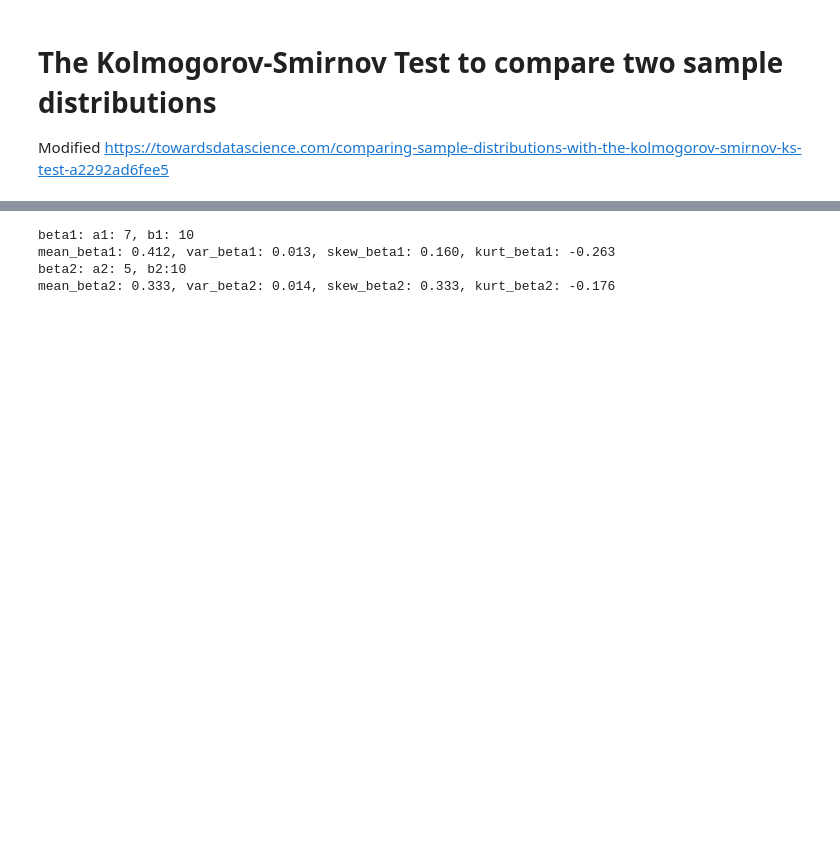
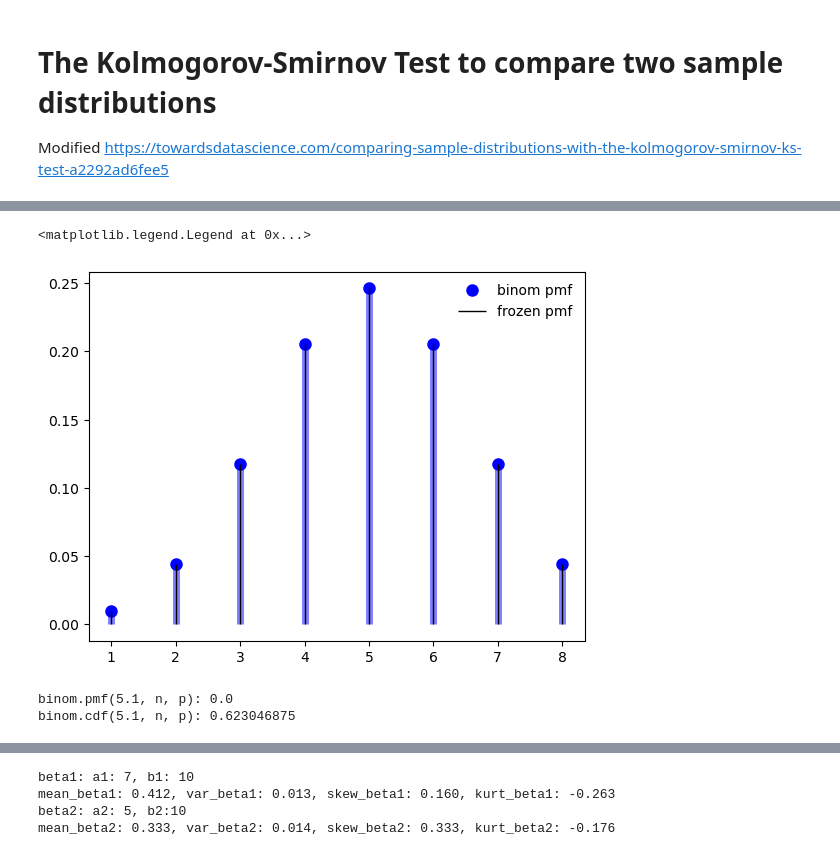
Before and after one commit to zatserkl/KolmogorovSmirnov, a Jupyter notebook: Kolmogorov-Smirnov.ipynb, the cells around one changed output, grey strips where cells are left out. Drawn from its saved outputs; the diff is of its cells as text; code cells hidden in the pictures; blank space fills up the shorter version.

```diff
--- a/Kolmogorov-Smirnov.ipynb
+++ b/Kolmogorov-Smirnov.ipynb
@@ -15,0 +421,34 @@ import matplotlib.pyplot as plt
+# %%
+# In fact, I am interested in binomial distribution
+
+# https://docs.scipy.org/doc/scipy/reference/generated/scipy.stats.binom.html#scipy.stats.binom
+
+import numpy as np
+from scipy.stats import binom
+import matplotlib.pyplot as plt
+fig, ax = plt.subplots(1, 1)
+
+n, p = 5, 0.4
+n, p = 10, 0.5
+mean, var, skew, kurt = binom.stats(n, p, moments='mvsk')
+
+x = np.arange(binom.ppf(0.01, n, p),
+              binom.ppf(0.99, n, p))
+ax.plot(x, binom.pmf(x, n, p), 'bo', ms=8, label='binom pmf')
+ax.vlines(x, 0, binom.pmf(x, n, p), colors='b', lw=5, alpha=0.5)
+
+rv = binom(n, p)  # "freeze" the distribution: fix parameters n and p
+
+ax.vlines(x, 0, rv.pmf(x), colors='k', linestyles='-', lw=1,
+        label='frozen pmf')
+ax.legend(loc='best', frameon=False)
+# plt.show()
+# %% [output]
+<matplotlib.legend.Legend at 0x...>
+[figure, added]
+# %%
+print(f'binom.pmf(5.1, n, p): {binom.pmf(5.1, n, p)}')  # 0 for non-integer x
+print(f'binom.cdf(5.1, n, p): {binom.cdf(5.1, n, p)}')  # is NOT 0 for non-integer x
+# %% [output]
+binom.pmf(5.1, n, p): 0.0
+binom.cdf(5.1, n, p): 0.623046875
```
Also changed, not shown: parts of 38 cells of this notebook.
